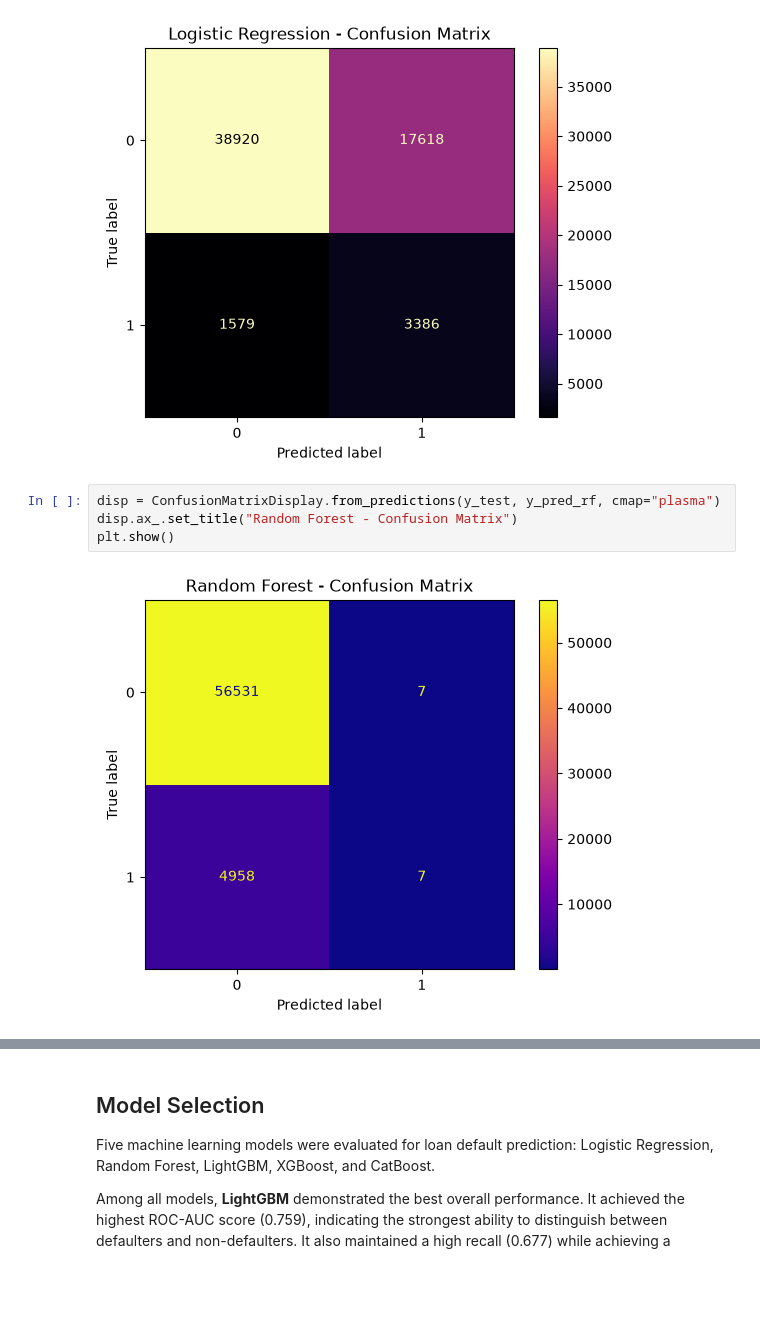
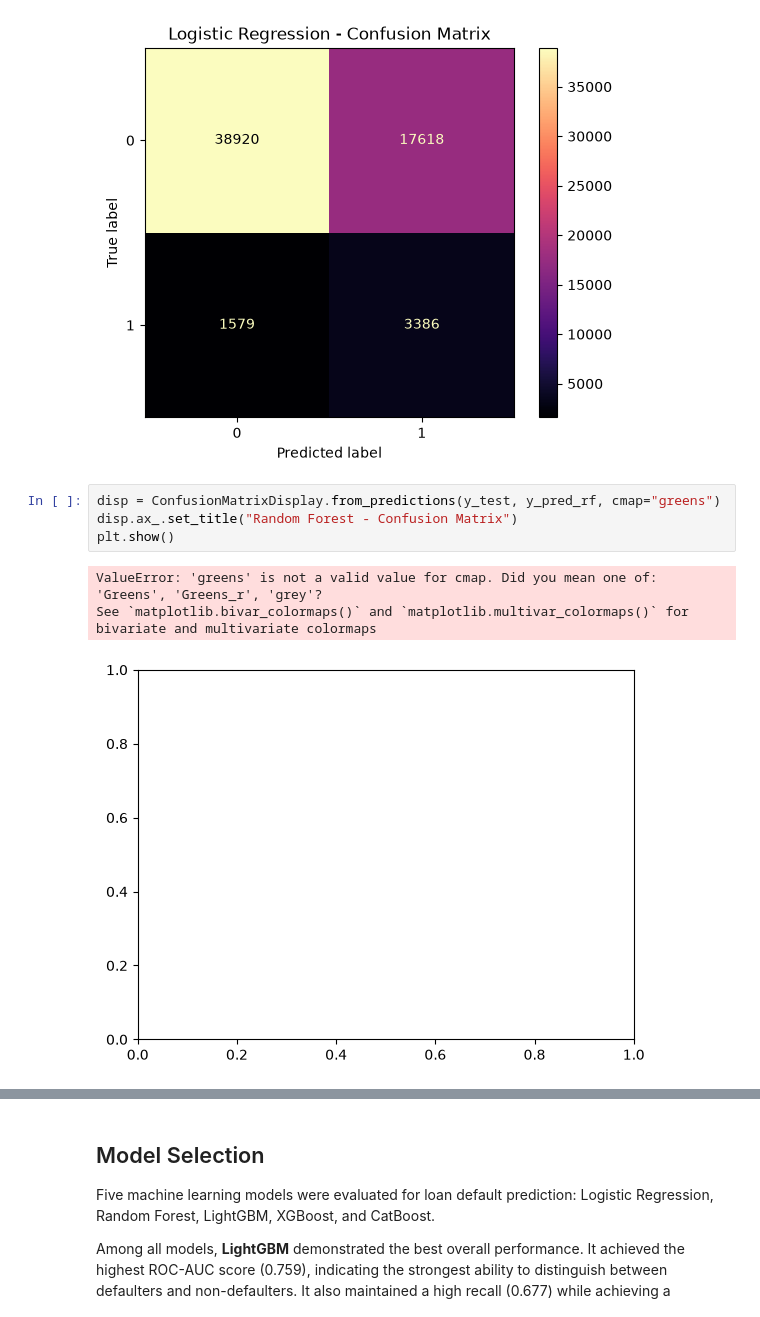
Before and after one commit to Swarnim-Singh-byte/LoanLens, a Jupyter notebook: notebooks/05_model_comparison.ipynb, the cells around one changed output, grey strips where cells are left out. Saved outputs shown, nothing was run; the diff lists cells and outputs as text; blank space fills up the shorter version.

```diff
--- a/notebooks/05_model_comparison.ipynb
+++ b/notebooks/05_model_comparison.ipynb
@@ -220,11 +220,13 @@ plt.show()
 # %% [output]
 [figure]
 # %%
-disp = ConfusionMatrixDisplay.from_predictions(y_test, y_pred_rf, cmap="plasma")
+disp = ConfusionMatrixDisplay.from_predictions(y_test, y_pred_rf, cmap="greens")
 disp.ax_.set_title("Random Forest - Confusion Matrix")
 plt.show()
 # %% [output]
+ValueError: 'greens' is not a valid value for cmap. Did you mean one of: 'Greens', 'Greens_r', 'grey'?
+See `matplotlib.bivar_colormaps()` and `matplotlib.multivar_colormaps()` for bivariate and multivariate colormaps
-[figure, old version]
+[figure, new version]
 # %%
 disp = ConfusionMatrixDisplay.from_predictions(y_test, y_pred_lgbm, cmap="viridis")
 disp.ax_.set_title("LightGBM - Confusion Matrix")
```
Also changed, not shown: parts of 4 cells of this notebook, 4 other files.
